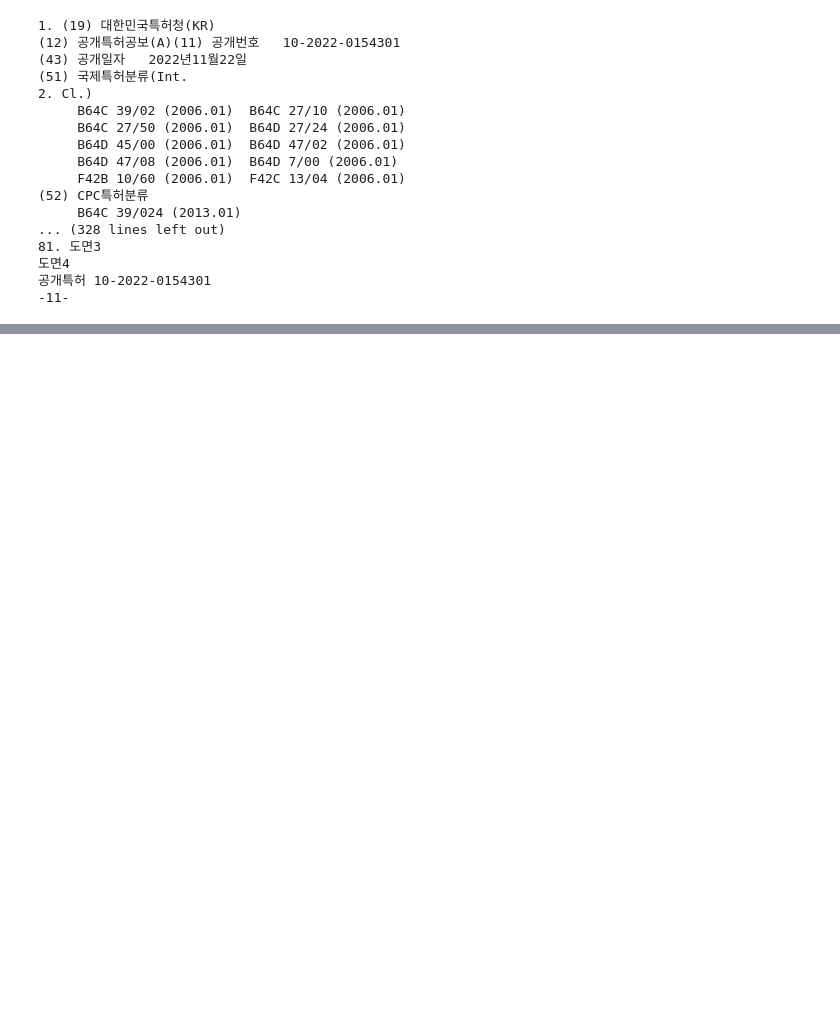
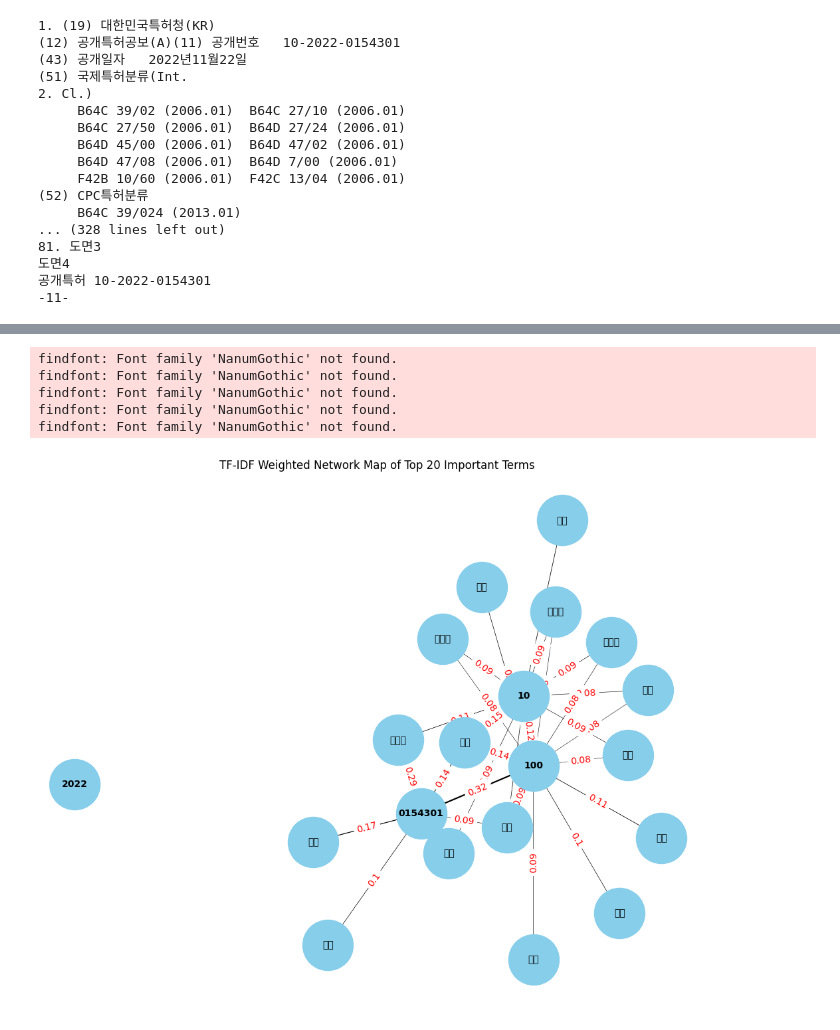
Before and after one commit to capel-daangn/milipat, a Jupyter notebook: app/ai/main.ipynb, the cells around one changed output, grey strips where cells are left out. Cells and saved outputs as stored; diff of their text form; code cells hidden in the pictures; blank space fills up the shorter version.

```diff
--- a/app/ai/main.ipynb
+++ b/app/ai/main.ipynb
@@ -796,0 +451,16 @@ Passing `palette` without assigning `hue` is deprecated and will be removed in v
+# %%
+from sklearn.feature_extraction.text import TfidfVectorizer
+from sklearn.metrics.pairwise import cosine_similarity
+
+# 두 서류
+document1 = "Python은 간단하고 강력한 프로그래밍 언어입니다."
+document2 = "파이썬은 간결하고 강력한 프로그래밍 언어입니다."
+
+# TF-IDF 벡터화
+tfidf_vectorizer = TfidfVectorizer()
+tfidf_matrix = tfidf_vectorizer.fit_transform([document1, document2])
+
+# 코사인 유사도 계산
+cosine_sim = cosine_similarity(tfidf_matrix[0:1], tfidf_matrix[1:2])
+
+print("두 서류의 유사도:", cosine_sim[0][0])
@@ -796,0 +515,49 @@ Passing `palette` without assigning `hue` is deprecated and will be removed in v
+# %%
+import networkx as nx
+import matplotlib.pyplot as plt
+from sklearn.feature_extraction.text import TfidfVectorizer
+
+
+# TF-IDF 계산
+vectorizer = TfidfVectorizer()
+tfidf_matrix = vectorizer.fit_transform(parsed_sentences)
+terms = vectorizer.get_feature_names_out()
+
+# 가장 높은 TF-IDF 값을 가진 상위 20개의 단어 선택
+important_terms_indices = tfidf_matrix.sum(axis=0).A1.argsort()[-20:][::-1]
+important_terms = [terms[i] for i in important_terms_indices]
+
+# TF-IDF 가중치로 네트워크 그래프 생성
+G = nx.Graph()
+
+# 중요한 단어를 노드로 추가
+for term in important_terms:
+    G.add_node(term)
+
+# TF-IDF 행렬에서 가중치가 0이 아닌 요소에 대해 엣지 추가
+for i, j in zip(*tfidf_matrix.nonzero()):
+    if terms[i] in important_terms and terms[j] in important_terms:
+        G.add_edge(terms[i], terms[j], weight=tfidf_matrix[i, j])
+
+# 네트워크 맵 시각화
+pos = nx.spring_layout(G, seed=42)  # 노드 위치 결정
+
+plt.figure(figsize=(10, 8))
+
+# 엣지 가중치에 따라 두께 조절
+edges = G.edges()
+weights = [G[u][v]['weight'] * 5 for u, v in edges]
+
+nx.draw(G, pos, with_labels=True, node_size=3000, node_color='skyblue', font_size=10, font_weight='bold', width=weights)
+nx.draw_networkx_edge_labels(G, pos, edge_labels={(u, v): round(d['weight'], 2) for u, v, d in G.edges(data=True)}, font_color='red')
+
+plt.title('TF-IDF Weighted Network Map of Top 20 Important Terms')
+plt.axis('off')
+plt.show()
+# %% [output]
+findfont: Font family 'NanumGothic' not found.
+findfont: Font family 'NanumGothic' not found.
+findfont: Font family 'NanumGothic' not found.
+findfont: Font family 'NanumGothic' not found.
+findfont: Font family 'NanumGothic' not found.
+[figure, added]
```
Also changed, not shown: parts of 29 cells of this notebook, 25 other files.
